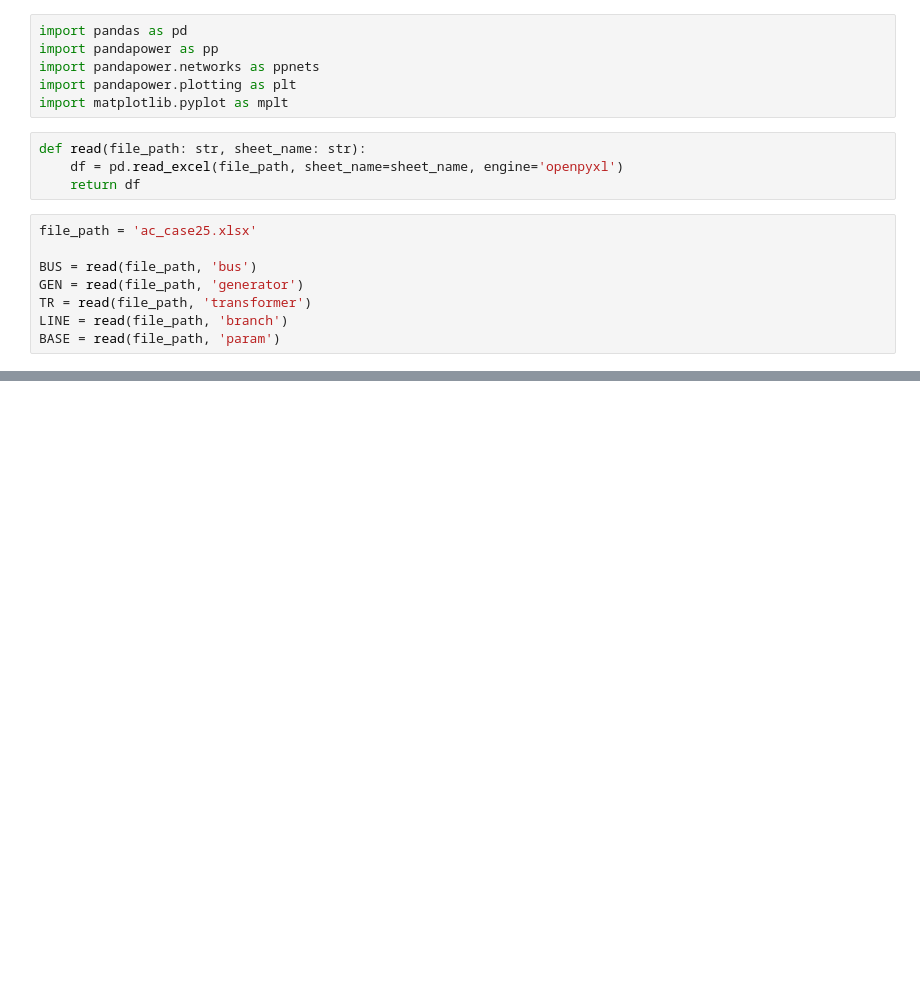
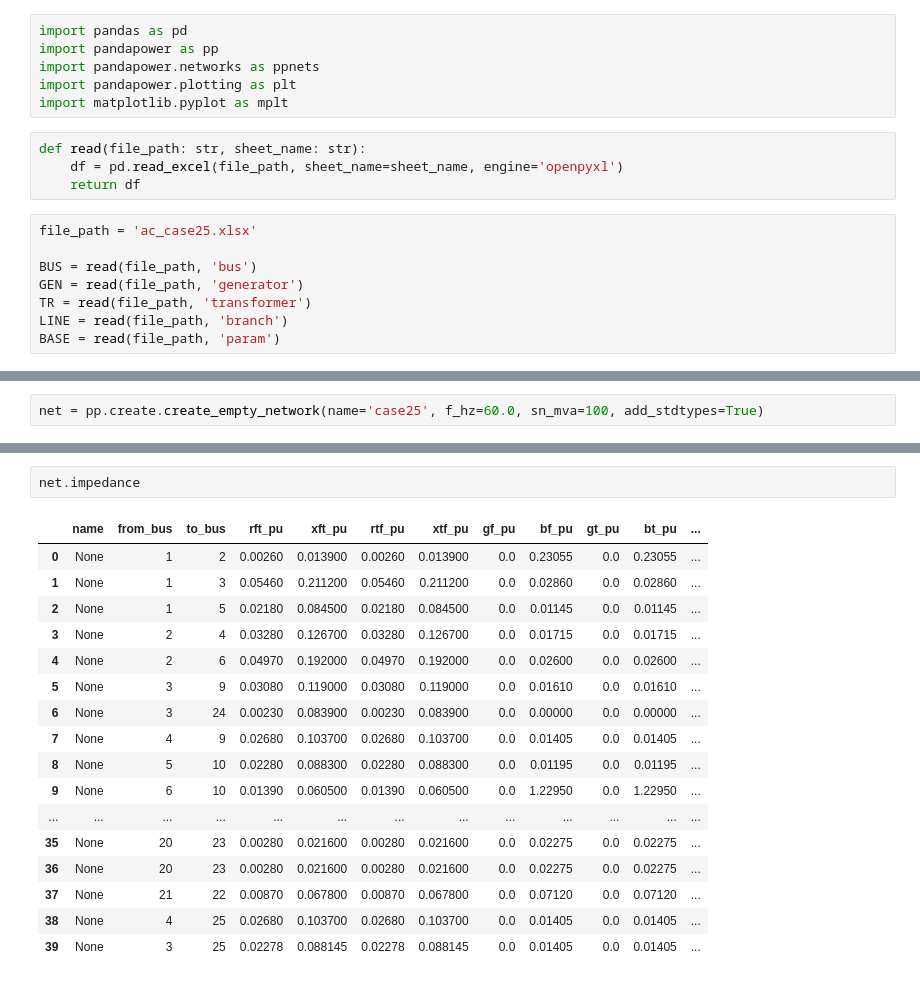
Before and after one commit to kwoong2001/pyomoatoz, a Jupyter notebook: nthPractice/pandapower/case25.ipynb, the cells around one changed output, grey strips where cells are left out. Cells and saved outputs as stored; diff of their text form; blank space fills up the shorter version.

```diff
--- a/nthPractice/pandapower/case25.ipynb
+++ b/nthPractice/pandapower/case25.ipynb
@@ -38,0 +19,2 @@ print(BUS)
+# %%
+net = pp.create.create_empty_network(name='case25', f_hz=60.0, sn_mva=100, add_stdtypes=True)
@@ -38,0 +237,20 @@ print(BUS)
+# %%
+net.impedance
+# %% [output]
+|  | name | from_bus | to_bus | rft_pu | xft_pu | rtf_pu | xtf_pu | gf_pu | bf_pu | gt_pu | bt_pu | ... |
+| 0 | None | 1 | 2 | 0.00260 | 0.013900 | 0.00260 | 0.013900 | 0.0 | 0.23055 | 0.0 | 0.23055 | ... |
+| 1 | None | 1 | 3 | 0.05460 | 0.211200 | 0.05460 | 0.211200 | 0.0 | 0.02860 | 0.0 | 0.02860 | ... |
+| 2 | None | 1 | 5 | 0.02180 | 0.084500 | 0.02180 | 0.084500 | 0.0 | 0.01145 | 0.0 | 0.01145 | ... |
+| 3 | None | 2 | 4 | 0.03280 | 0.126700 | 0.03280 | 0.126700 | 0.0 | 0.01715 | 0.0 | 0.01715 | ... |
+| 4 | None | 2 | 6 | 0.04970 | 0.192000 | 0.04970 | 0.192000 | 0.0 | 0.02600 | 0.0 | 0.02600 | ... |
+| 5 | None | 3 | 9 | 0.03080 | 0.119000 | 0.03080 | 0.119000 | 0.0 | 0.01610 | 0.0 | 0.01610 | ... |
+| 6 | None | 3 | 24 | 0.00230 | 0.083900 | 0.00230 | 0.083900 | 0.0 | 0.00000 | 0.0 | 0.00000 | ... |
+| 7 | None | 4 | 9 | 0.02680 | 0.103700 | 0.02680 | 0.103700 | 0.0 | 0.01405 | 0.0 | 0.01405 | ... |
+| 8 | None | 5 | 10 | 0.02280 | 0.088300 | 0.02280 | 0.088300 | 0.0 | 0.01195 | 0.0 | 0.01195 | ... |
+| 9 | None | 6 | 10 | 0.01390 | 0.060500 | 0.01390 | 0.060500 | 0.0 | 1.22950 | 0.0 | 1.22950 | ... |
+| ... | ... | ... | ... | ... | ... | ... | ... | ... | ... | ... | ... | ... |
+| 35 | None | 20 | 23 | 0.00280 | 0.021600 | 0.00280 | 0.021600 | 0.0 | 0.02275 | 0.0 | 0.02275 | ... |
+| 36 | None | 20 | 23 | 0.00280 | 0.021600 | 0.00280 | 0.021600 | 0.0 | 0.02275 | 0.0 | 0.02275 | ... |
+| 37 | None | 21 | 22 | 0.00870 | 0.067800 | 0.00870 | 0.067800 | 0.0 | 0.07120 | 0.0 | 0.07120 | ... |
+| 38 | None | 4 | 25 | 0.02680 | 0.103700 | 0.02680 | 0.103700 | 0.0 | 0.01405 | 0.0 | 0.01405 | ... |
+| 39 | None | 3 | 25 | 0.02278 | 0.088145 | 0.02278 | 0.088145 | 0.0 | 0.01405 | 0.0 | 0.01405 | ... |
```
Also changed, not shown: parts of 25 cells of this notebook, 1 other file.
